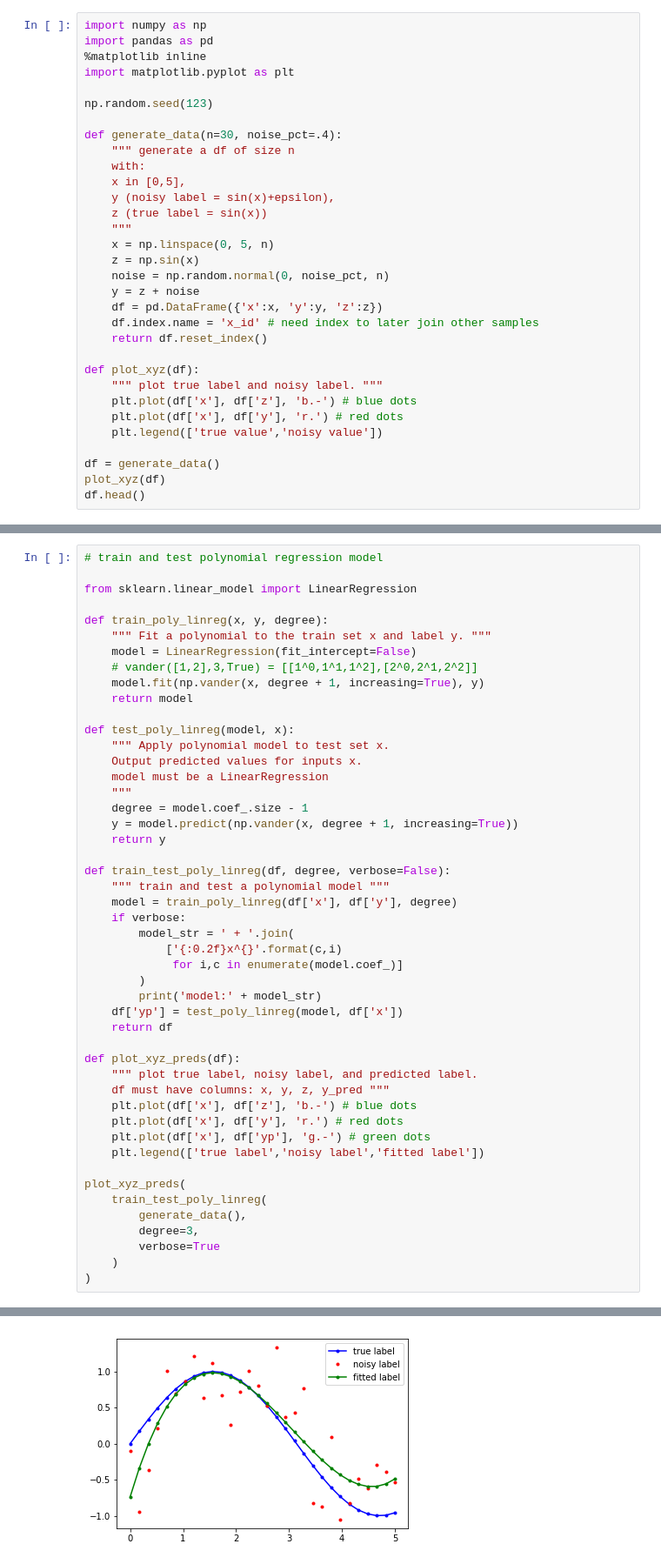
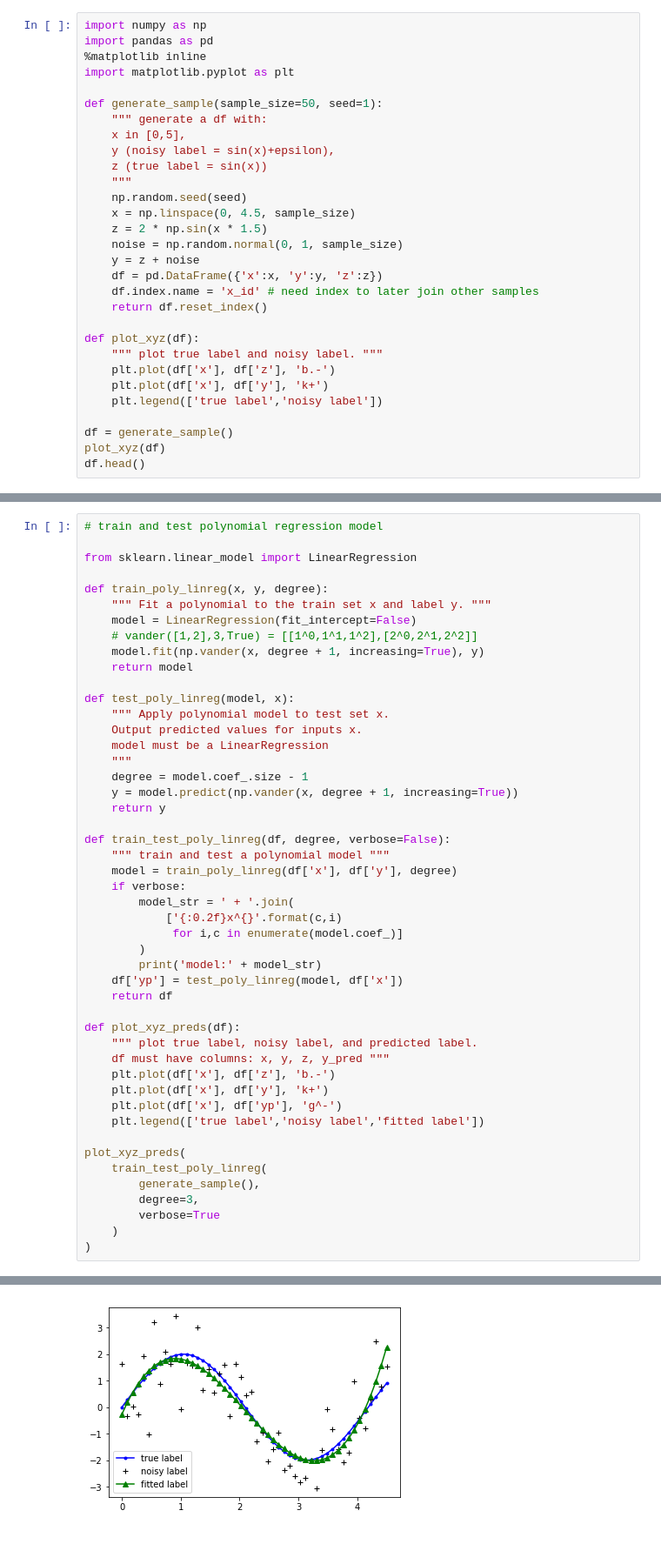
Before and after one commit to gentimouton/dives, a Jupyter notebook: exercises/q011_stats_bias_variance_tradeoff.ipynb, the cells around one changed output, grey strips where cells are left out. Shown at 87% size. Cells and saved outputs as stored; diff of their text form.

```diff
--- a/exercises/q011_stats_bias_variance_tradeoff.ipynb
+++ b/exercises/q011_stats_bias_variance_tradeoff.ipynb
@@ -90,18 +90,16 @@ import pandas as pd
 %matplotlib inline
 import matplotlib.pyplot as plt
 
-np.random.seed(123)
-
-def generate_data(n=30, noise_pct=.4):
-    """ generate a df of size n
-    with:
+def generate_sample(sample_size=50, seed=1):
+    """ generate a df with:
     x in [0,5],
     y (noisy label = sin(x)+epsilon),
     z (true label = sin(x))
     """
-    x = np.linspace(0, 5, n)
-    z = np.sin(x)
-    noise = np.random.normal(0, noise_pct, n)
+    np.random.seed(seed)
+    x = np.linspace(0, 4.5, sample_size)
+    z = 2 * np.sin(x * 1.5)
+    noise = np.random.normal(0, 1, sample_size)
     y = z + noise
     df = pd.DataFrame({'x':x, 'y':y, 'z':z})
     df.index.name = 'x_id' # need index to later join other samples
@@ -109,11 +107,11 @@ def generate_data(n=30, noise_pct=.4):
 
 def plot_xyz(df):
     """ plot true label and noisy label. """
-    plt.plot(df['x'], df['z'], 'b.-') # blue dots
-    plt.plot(df['x'], df['y'], 'r.') # red dots
-    plt.legend(['true value','noisy value'])
+    plt.plot(df['x'], df['z'], 'b.-')
+    plt.plot(df['x'], df['y'], 'k+')
+    plt.legend(['true label','noisy label'])
 
-df = generate_data()
+df = generate_sample()
 plot_xyz(df)
 df.head()
 # %% [output]
@@ -160,14 +158,14 @@ def train_test_poly_linreg(df, degree, verbose=False):
 def plot_xyz_preds(df):
     """ plot true label, noisy label, and predicted label.
     df must have columns: x, y, z, y_pred """
-    plt.plot(df['x'], df['z'], 'b.-') # blue dots
-    plt.plot(df['x'], df['y'], 'r.') # red dots
-    plt.plot(df['x'], df['yp'], 'g.-') # green dots
+    plt.plot(df['x'], df['z'], 'b.-')
+    plt.plot(df['x'], df['y'], 'k+')
+    plt.plot(df['x'], df['yp'], 'g^-')
     plt.legend(['true label','noisy label','fitted label'])
 
 plot_xyz_preds(
     train_test_poly_linreg(
-        generate_data(),
+        generate_sample(),
         degree=3,
         verbose=True
     )
@@ -177 +175 @@ model:-0.74x^0 + 2.49x^1 + -1.07x^2 + 0.12x^3
-[figure, old version]
+[figure, new version]
```
Also changed, not shown: parts of 6 cells of this notebook.
